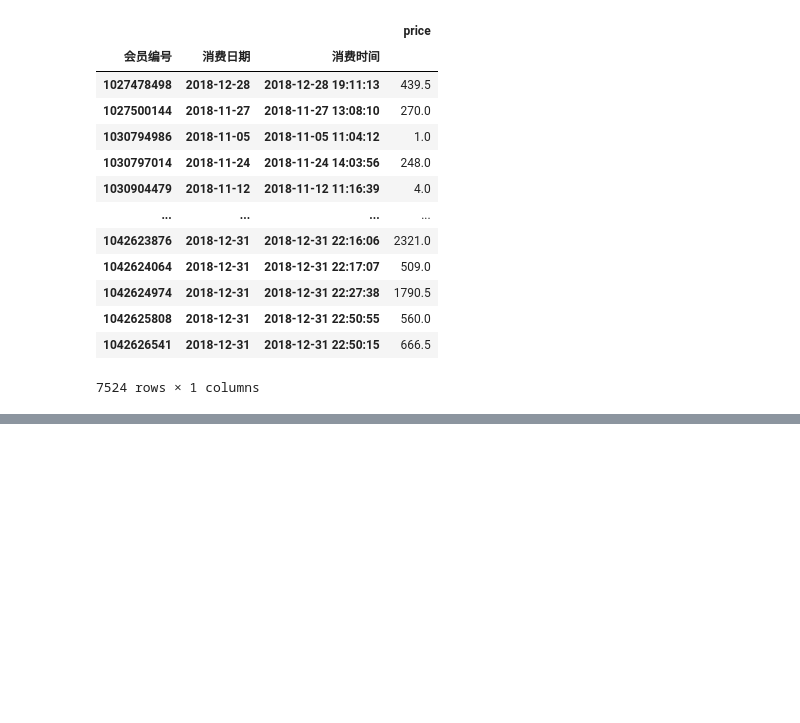
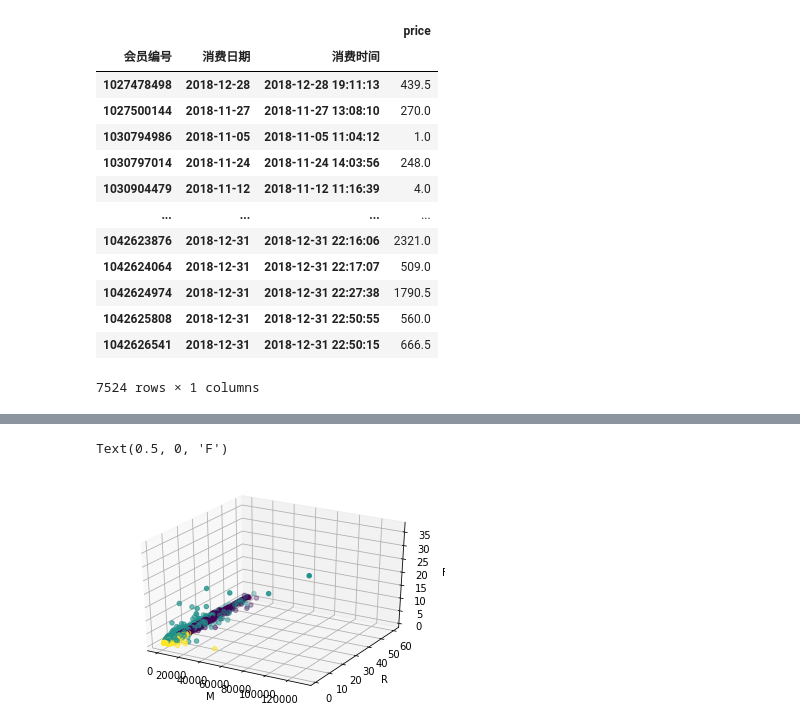
Before and after one commit to greatofdream/bigdata, a Jupyter notebook: Untitled.ipynb, the cells around one changed output, grey strips where cells are left out. Cells and saved outputs as stored; diff of their text form; code cells hidden in the pictures; blank space fills up the shorter version.

Commit message:
rfm model finished

```diff
--- a/Untitled.ipynb
+++ b/Untitled.ipynb
@@ -167,0 +248,7 @@ rfm.describe()
+# %%
+# caculate the modle use cluster number = 4
+clusterNum = 3
+model = KMeans(n_clusters = clusterNum, random_state = 1)
+model.fit(rfm_log_zs)
+cluster_labels = model.labels_
+rfm_kn = rfm.assign(cluster = cluster_labels)
@@ -167,0 +264,10 @@ rfm.describe()
+# %%
+from mpl_toolkits.mplot3d import proj3d
+ax = plt.subplot(111, projection = '3d')
+ax.scatter(rfm_kn.iloc[:, 0], rfm_kn.iloc[:, 1], rfm_kn.iloc[:, 2], c = cluster_labels)
+ax.set_xlabel('M')
+ax.set_ylabel('R')
+ax.set_zlabel('F')
+# %% [output]
+Text(0.5, 0, 'F')
+[figure, added]
```
Also changed, not shown: parts of 17 cells of this notebook.
